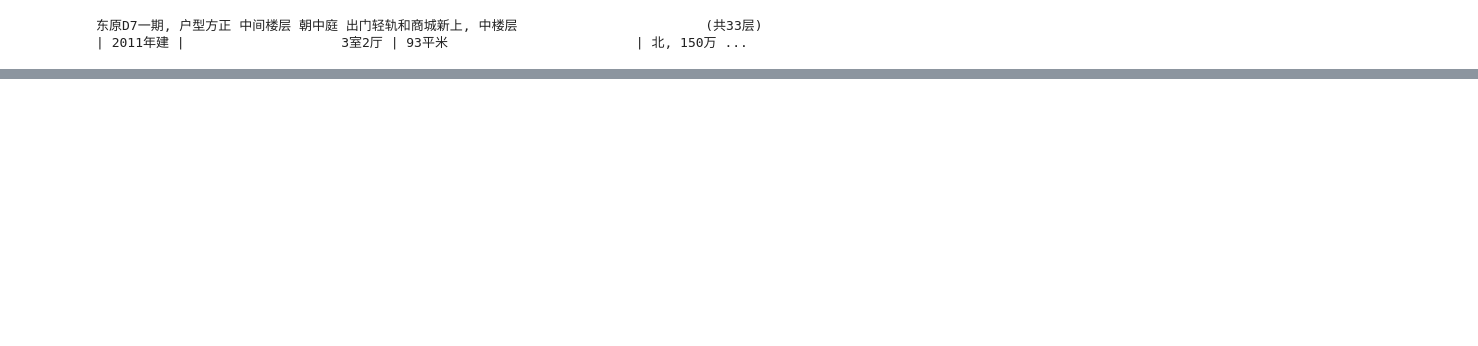
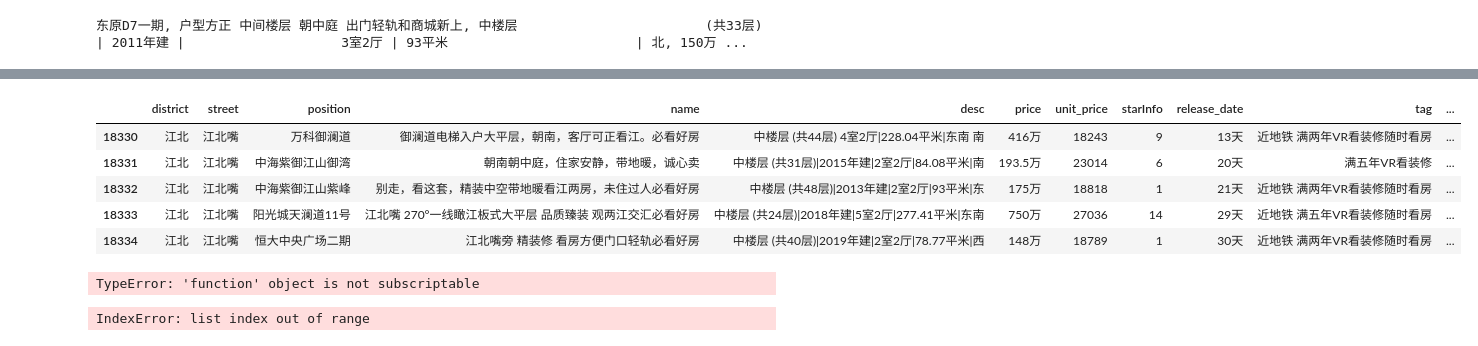
Before and after one commit to cnsystem/cnsystem.github.io, a Jupyter notebook: _notebook/house_scrapy.ipynb, the cells around one changed output, grey strips where cells are left out. Drawn from its saved outputs; the diff is of its cells as text; code cells hidden in the pictures; blank space fills up the shorter version.

```diff
--- a/_notebook/house_scrapy.ipynb
+++ b/_notebook/house_scrapy.ipynb
@@ -225,3 +299,39 @@ print(text)
+# %%
+dataset = houseData.copy()
+dataset['unit_price'] = dataset['unit_price'].str.extract(r'(\d+)')
+# 发布时间信息解析
+dataset['release_date'] = dataset['release_date'].str.extract(r'(\d+[年|月|天])')
+# 关注人数信息解析
+dataset['starInfo'] = dataset['starInfo'].str.extract(r'(\d+)人关注')
+dataset['floor_count'] = dataset['desc'].str.extract(r'\(共(.*)层\)')
+dataset['build_year'] = dataset['desc'].str.extract(r'\|(.*)年建')
+dataset['room_count'] = dataset['desc'].str.extract(r'\|(\d+室.*?)')
+dataset['area_size'] = dataset['desc'].str.extract(r'\|(.*)平米')
+dataset['heading'] = dataset['desc'].str.extract(r'平米\|(.*)')
+dataset[dataset['street'] == '江北嘴'].head()
+# %% [output]
+|  | district | street | position | name | desc | price | unit_price | starInfo | release_date | tag | ... |
+| 18330 | 江北 | 江北嘴 | 万科御澜道 | 御澜道电梯入户大平层，朝南，客厅可正看江。必看好房 | 中楼层 (共44层) 4室2厅|228.04平米|东南 南 | 416万 | 18243 | 9 | 13天 | 近地铁 满两年VR看装修随时看房 | ... |
+| 18331 | 江北 | 江北嘴 | 中海紫御江山御湾 | 朝南朝中庭，住家安静，带地暖，诚心卖 | 中楼层 (共31层)|2015年建|2室2厅|84.08平米|南 | 193.5万 | 23014 | 6 | 20天 | 满五年VR看装修 | ... |
+| 18332 | 江北 | 江北嘴 | 中海紫御江山紫峰 | 别走，看这套，精装中空带地暖看江两房，未住过人必看好房 | 中楼层 (共48层)|2013年建|2室2厅|93平米|东 | 175万 | 18818 | 1 | 21天 | 近地铁 满两年VR看装修随时看房 | ... |
+| 18333 | 江北 | 江北嘴 | 阳光城天澜道11号 | 江北嘴 270°一线瞰江板式大平层 品质臻装 观两江交汇必看好房 | 中楼层 (共24层)|2018年建|5室2厅|277.41平米|东南 | 750万 | 27036 | 14 | 29天 | 近地铁 满五年VR看装修随时看房 | ... |
+| 18334 | 江北 | 江北嘴 | 恒大中央广场二期 | 江北嘴旁 精装修 看房方便门口轻轨必看好房 | 中楼层 (共40层)|2019年建|2室2厅|78.77平米|西 | 148万 | 18789 | 1 | 30天 | 近地铁 满两年VR看装修随时看房 | ... |
+# %%
+split_desc = lambda x : re.split(r'(.+?)(?:\(共(.*)层\))?(?:\|(.*)年建\|)*?(\d+室.*?)\|(.*)平米\|(.*)', x)
+#split_desc = lambda x : re.split(r'(\d+室.*?)\|(.*)平米\|(.*)', x)
+dataset['desc'].apply(split_desc[1])
+# %% [output]
+TypeError: 'function' object is not subscriptable
+# %%
+houseData = dataset.copy()
+
+houseData.loc[:,'floor_height'] = houseData['desc'].apply(lambda x : re.split(r'(.+?)(?:\(共(.*)层\))?(?:\|(.*)年建\|)*?(\d+室.*?)\|(.*)平米\|(.*)',x)[2])
+houseData.loc[:,'build_year'] = houseData['desc'].apply(lambda x : re.split(r'(.+?)(?:\(共(.*)层\))?(?:\|(.*)年建\|)*?(\d+室.*?)\|(.*)平米\|(.*)',x)[3])
+houseData.loc[:,'room_count'] = houseData['desc'].apply(lambda x : re.split(r'(.+?)(?:\(共(.*)层\))?(?:\|(.*)年建\|)*?(\d+室.*?)\|(.*)平米\|(.*)',x)[4])
+houseData.loc[:,'area_size'] = houseData['desc'].apply(lambda x : re.split(r'(.+?)(?:\(共(.*)层\))?(?:\|(.*)年建\|)*?(\d+室.*?)\|(.*)平米\|(.*)',x)[5])
+houseData.loc[:,'heading'] = houseData['desc'].apply(lambda x : re.split(r'(.+?)(?:\(共(.*)层\))?(?:\|(.*)年建\|)*?(\d+室.*?)\|(.*)平米\|(.*)',x)[6])
+# %% [output]
+IndexError: list index out of range
 # %%
 import requests
 import pandas as pd
```
Also changed, not shown: parts of 4 cells of this notebook, 2 other files.
